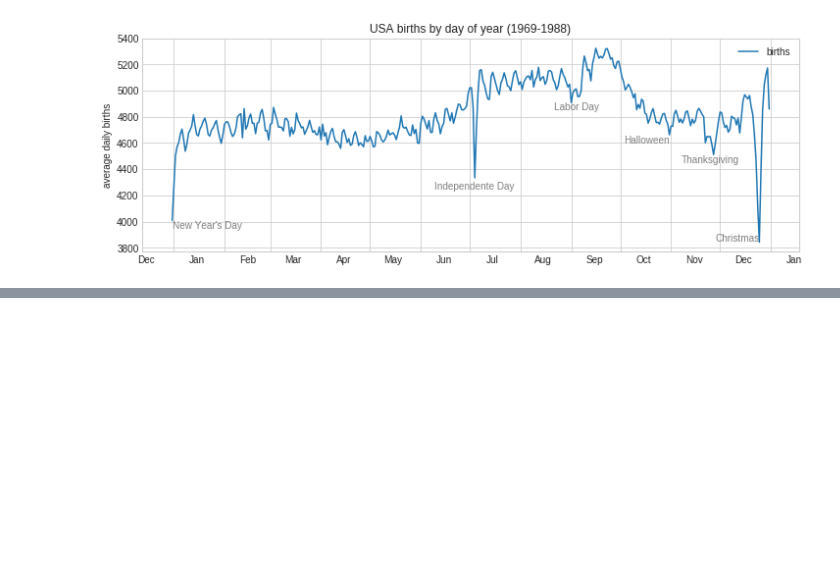
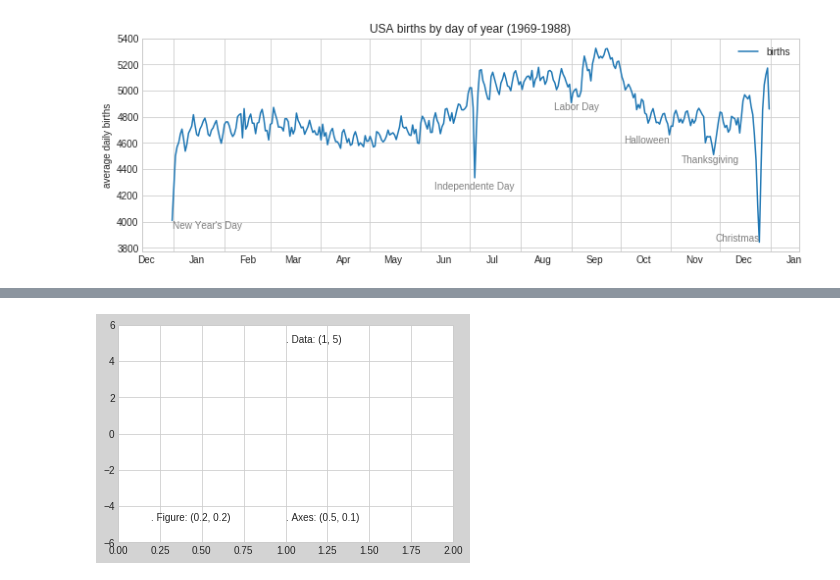
Before and after one commit to birromer/pdsh, a Jupyter notebook: matplotlib-text-annotation.ipynb, the cells around one changed output, grey strips where cells are left out. Saved outputs shown, nothing was run; the diff lists cells and outputs as text; code cells hidden in the pictures; blank space fills up the shorter version.

```diff
--- a/matplotlib-text-annotation.ipynb
+++ b/matplotlib-text-annotation.ipynb
@@ -42,0 +53,6 @@ ax.xaxis.set_minor_formatter(mpl.dates.DateFormatter('%h'))
+# %%
+ax.set_xlim(0, 2)
+ax.set_ylim(-6, 6)
+fig
+# %% [output]
+[figure, added]
```
Also changed, not shown: parts of 3 cells of this notebook.
